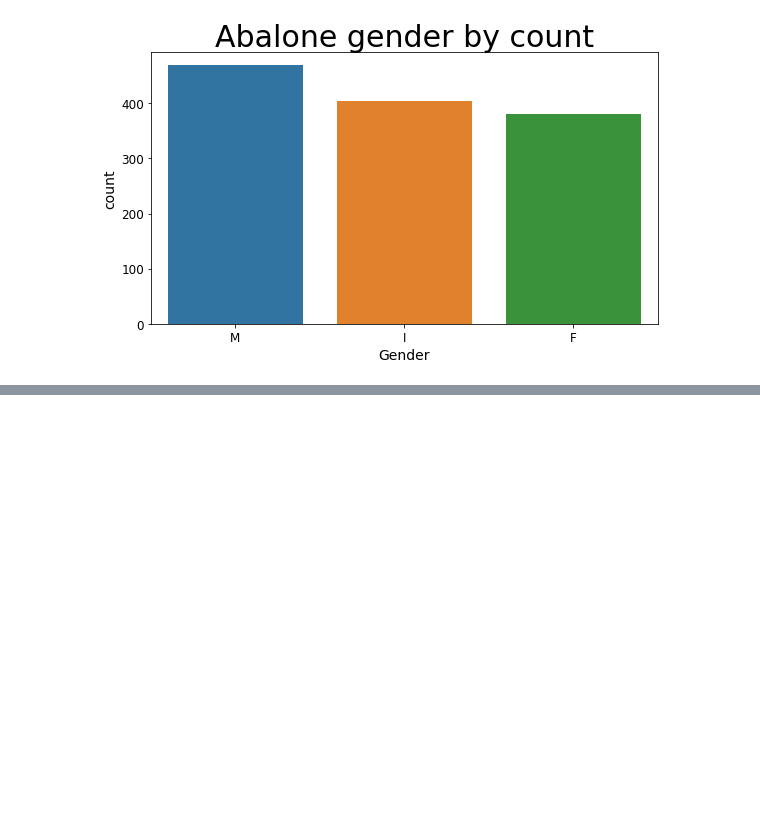
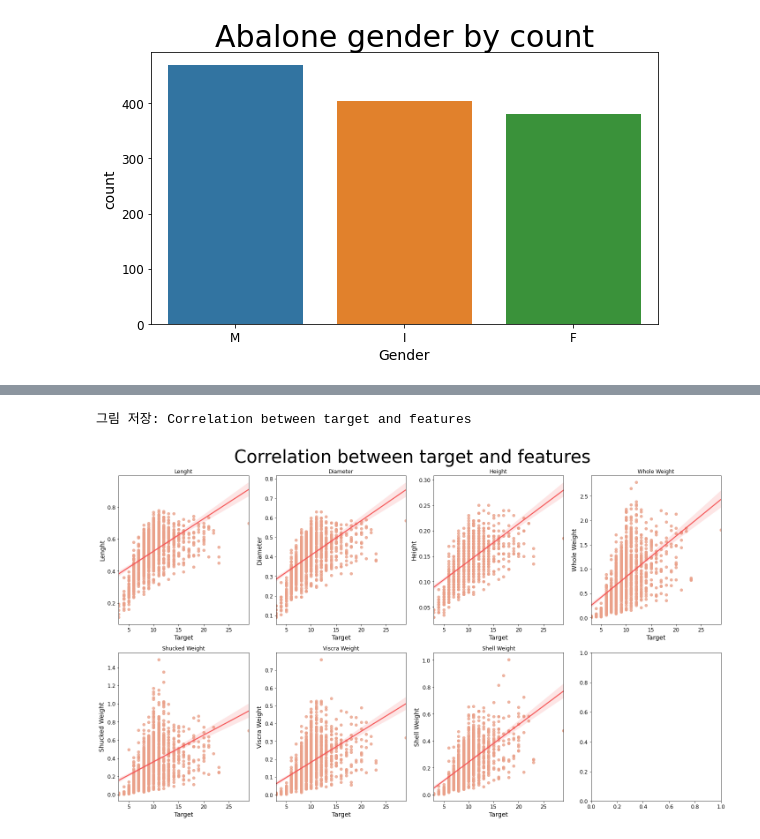
Before and after one commit to solyourock/dacon, a Jupyter notebook: abalone/baseline_eda.ipynb, the cells around one changed output, grey strips where cells are left out. Cells and saved outputs as stored; diff of their text form; code cells hidden in the pictures; blank space fills up the shorter version.

```diff
--- a/abalone/baseline_eda.ipynb
+++ b/abalone/baseline_eda.ipynb
@@ -171,0 +226,15 @@ plt.show();
+# %%
+def visualize(axx, yfield):
+    sns.regplot(x='Target', y=yfield, data=train,  color='#eaa18a', line_kws=  {'color': '#f55354'} , ax = axx) # regplot을 이용하여 추세선과 산점도 그래프를 그려줍니다.
+    axx.set_title(yfield)
+# %%
+figure, ((ax1,ax2,ax3,ax4),(ax5,ax6,ax7,ax8)) = plt.subplots(nrows=2, ncols=4)
+figure.set_size_inches(20,12)
+figure.suptitle('Correlation between target and features', fontsize=40)
+
+for i in range(len(train.columns[1:-1])):
+    visualize(eval(f'ax{i+1}'), train.columns[i+1])
+save_fig("Correlation between target and features")
+# %% [output]
+그림 저장: Correlation between target and features
+[figure, added]
```
Also changed, not shown: parts of 29 cells of this notebook.
